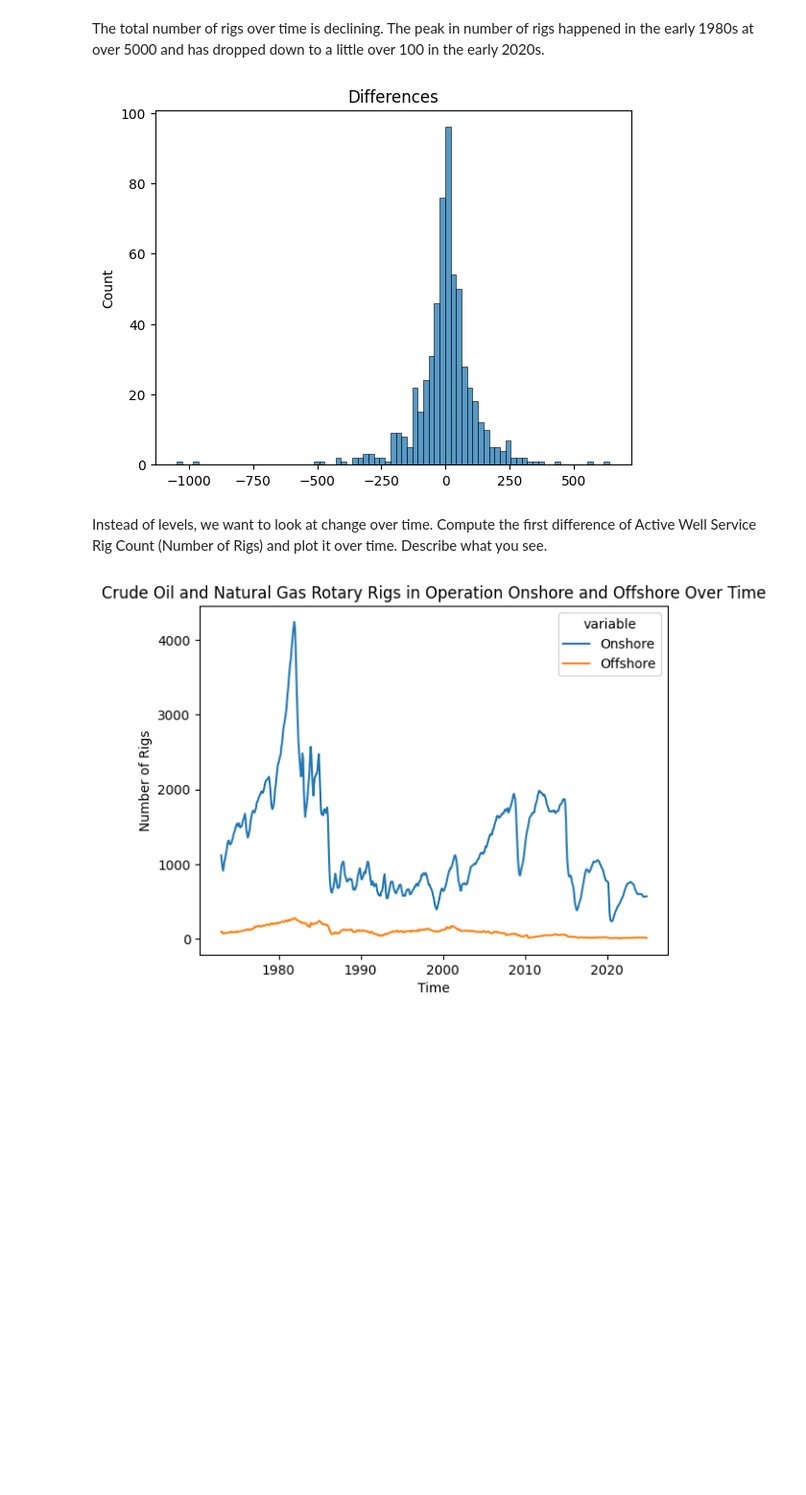
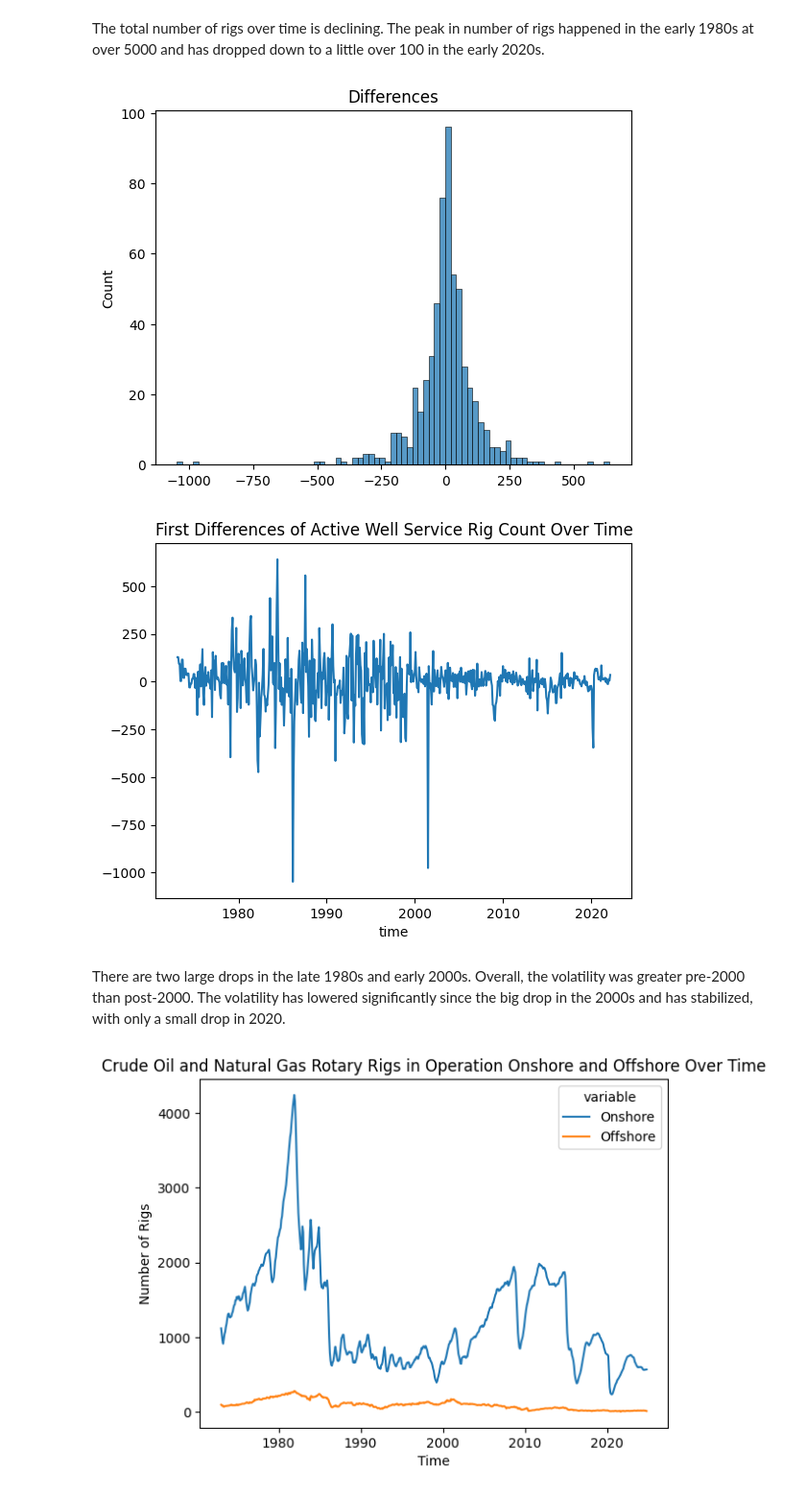
Before and after one commit to siwenliao/EDA, a Jupyter notebook: assignment/assignment.ipynb, the cells around one changed output. Shown at 96% size. Saved outputs shown, nothing was run; the diff lists cells and outputs as text; code cells hidden in the pictures; blank space fills up the shorter version.

```diff
--- a/assignment/assignment.ipynb
+++ b/assignment/assignment.ipynb
@@ -426,17 +430,21 @@ The total number of rigs over time is declining. The peak in number of rigs happ
 # %%
 # 4: First difference
 
 tdf = rigs_df.sort_values('time')
 y = tdf['Active Well Service Rig Count (Number of Rigs)'].to_numpy()
 t = len(y)
 diff = y[1:]-y[:(t-1)]
 fig = sns.histplot(diff)
 fig.set(title='Differences')
 plt.show()
+fig = sns.lineplot(x=tdf['time'][1:],y=diff)
+fig.set(title='First Differences of Active Well Service Rig Count Over Time')
+plt.show()
 # %% [output]
 [figure]
+[figure, added]
-# %% [markdown]
-Instead of levels, we want to look at change over time. Compute the first difference of Active Well Service Rig Count (Number of Rigs) and plot it over time. Describe what you see.
+# %% [markdown]
+There are two large drops in the late 1980s and early 2000s. Overall, the volatility was greater pre-2000 than post-2000. The volatility has lowered significantly since the big drop in the 2000s and has stabilized, with only a small drop in 2020.
 # %%
 # 5: Melting onshore and offshore rigs
 
```
Also changed, not shown: parts of 7 cells of this notebook.
